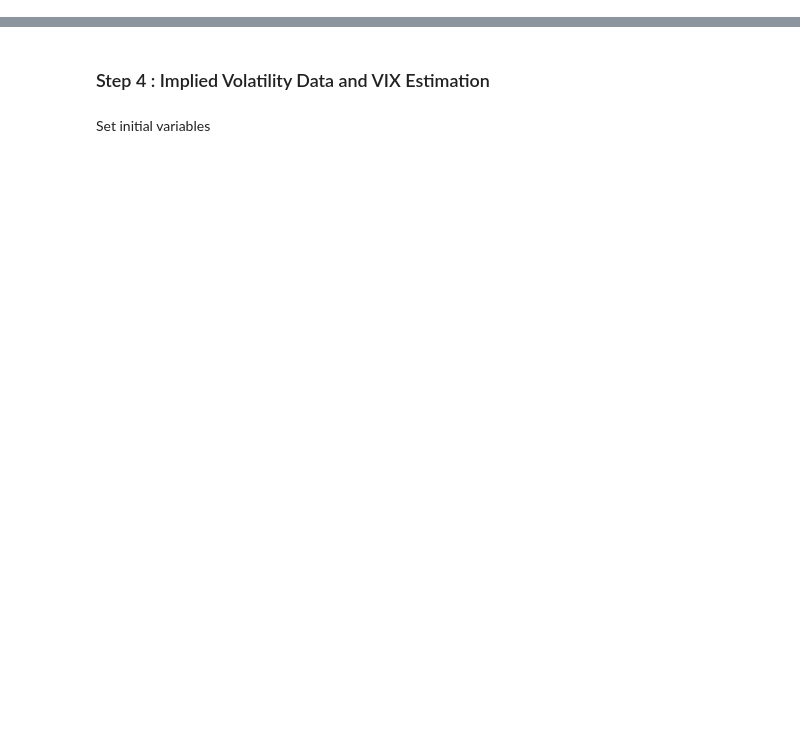
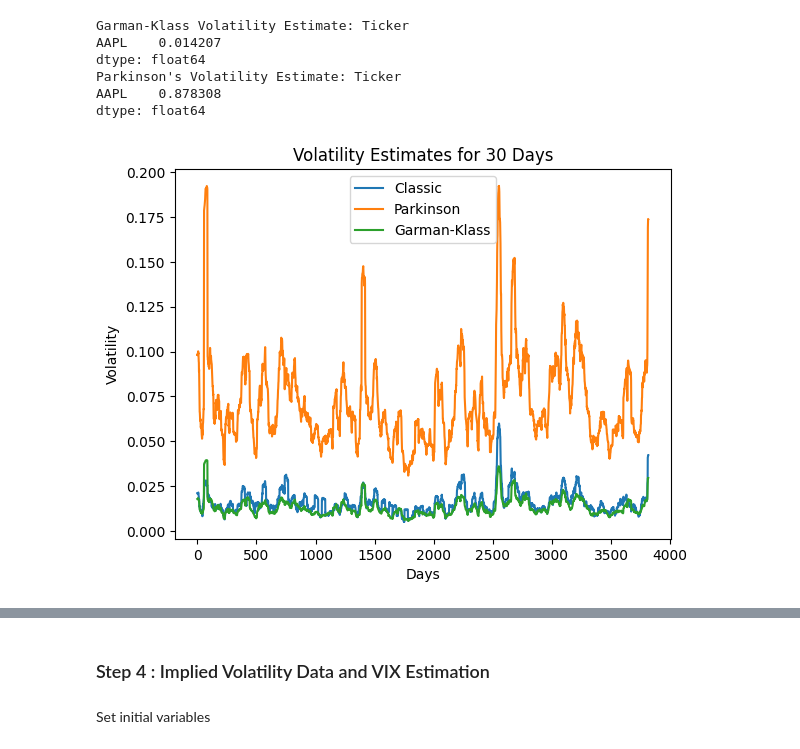
Before and after one commit to kshnva/Computational-Finance, a Jupyter notebook: 1-1.ipynb, the cells around one changed output, grey strips where cells are left out. Saved outputs shown, nothing was run; the diff lists cells and outputs as text; code cells hidden in the pictures; blank space fills up the shorter version.

```diff
--- a/1-1.ipynb
+++ b/1-1.ipynb
@@ -98,13 +20,22 @@ df = yf.download(ticker, start=start_date, end=end_date)
 # %%
-garman_klass_volatility = calculate_garman_klass_estimator(df)
+garman_klass_volatility = ut.calculate_garman_klass_estimator(df)
 print(f"Garman-Klass Volatility Estimate: {garman_klass_volatility}")
 
-parkinsons_volatility = calculate_parkinsons_estimator(df)
+parkinsons_volatility = ut.calculate_parkinsons_estimator(df)
 print(f"Parkinson's Volatility Estimate: {parkinsons_volatility}")
+# %% [output]
+Garman-Klass Volatility Estimate: Ticker
+AAPL    0.014207
+dtype: float64
+Parkinson's Volatility Estimate: Ticker
+AAPL    0.878308
+dtype: float64
 # %%
 # Plot for a window size of 30
 window_size = 30
-classic_measures, park_estimates, garman_estimates = get_rolling_window_estimates(df, window_size)
-plot_rolling_window_estimate(classic_measures, park_estimates, garman_estimates, window_size)
+classic_measures, park_estimates, garman_estimates = ut.get_rolling_window_estimates(df, window_size)
+ut.plot_rolling_window_estimate(classic_measures, park_estimates, garman_estimates, window_size)
+# %% [output]
+[figure, added]
 # %%
 # Volatility signature for a range of window sizes
```
Also changed, not shown: parts of 23 cells of this notebook.
